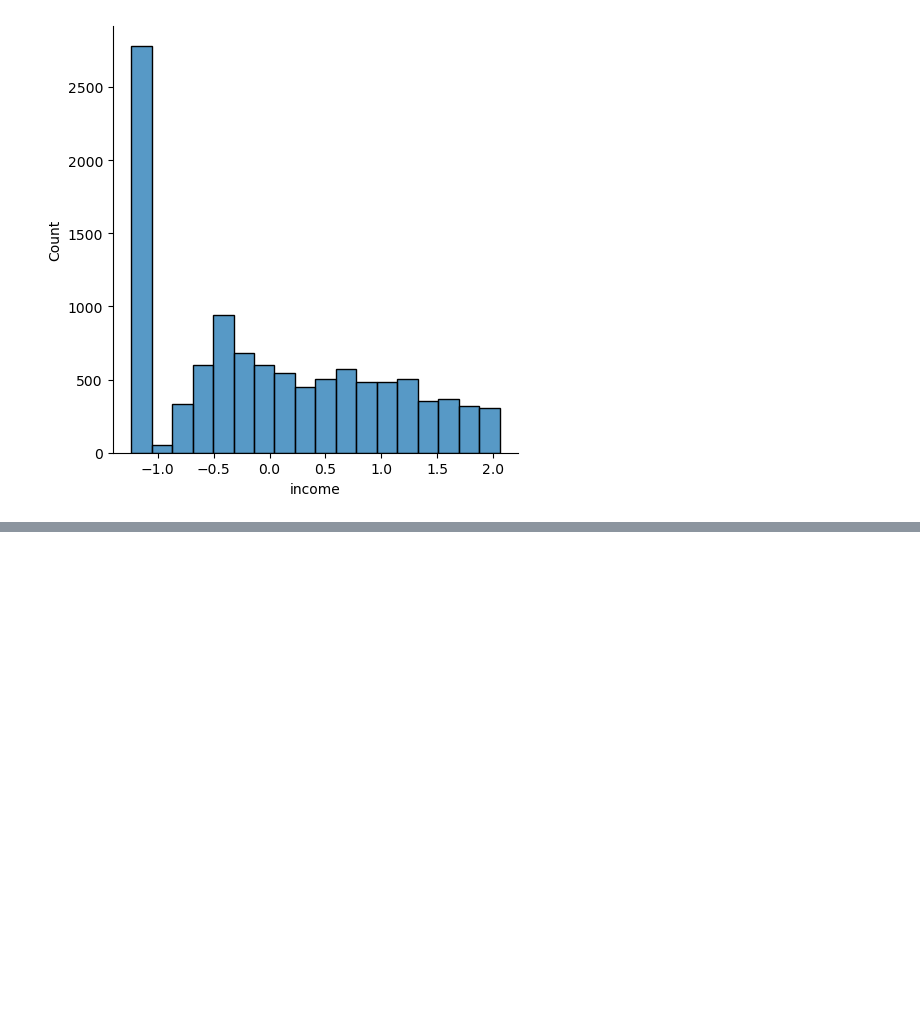
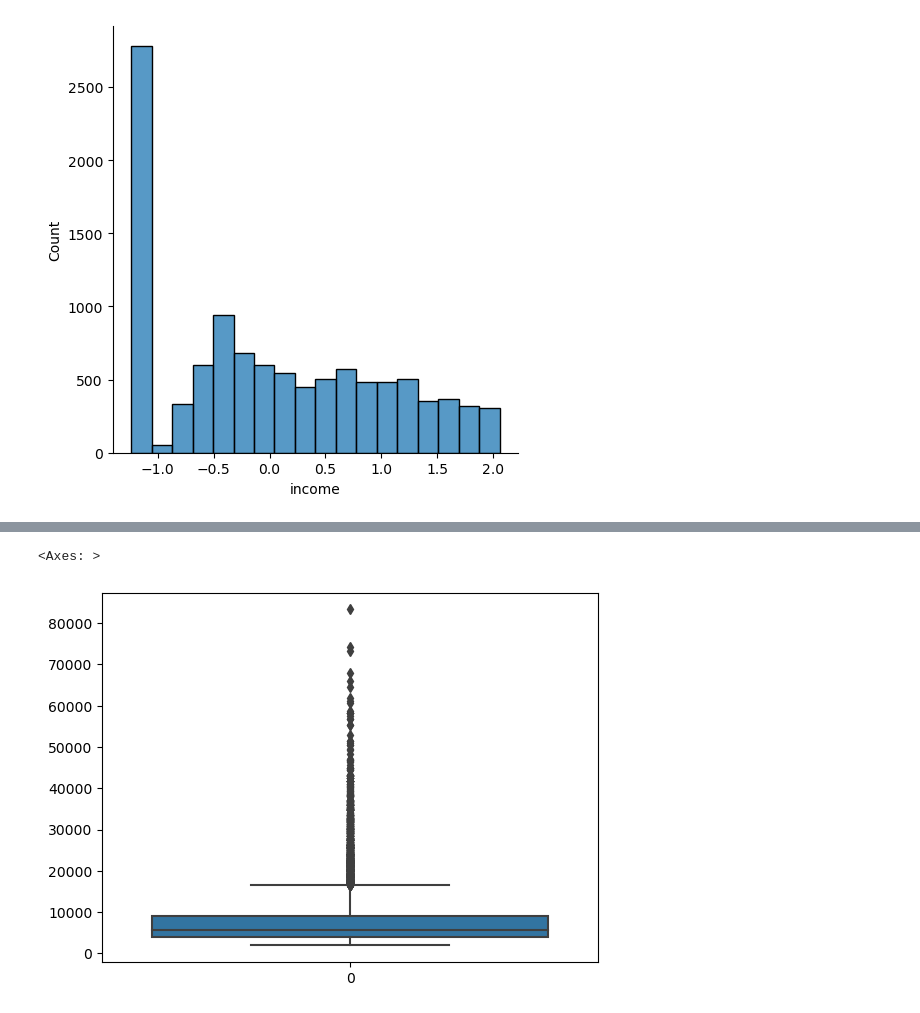
Before and after one commit to vrushali92/lab-customer-analysis-round-2, a Jupyter notebook: files_for_lab/csv_files/Customer_Analysis_Round_2_3_4.ipynb, the cells around one changed output, grey strips where cells are left out. Saved outputs shown, nothing was run; the diff lists cells and outputs as text; code cells hidden in the pictures; blank space fills up the shorter version.

```diff
--- a/files_for_lab/csv_files/Customer_Analysis_Round_2_3_4.ipynb
+++ b/files_for_lab/csv_files/Customer_Analysis_Round_2_3_4.ipynb
@@ -1076,0 +1186,7 @@ Insight: The difference between MEA and MSE also seems to be quite reasonable. S
+# %%
+# Checking for outliers.
+
+sns.boxplot(X_num["customer_lifetime_value"])
+# %% [output]
+<Axes: >
+[figure, added]
```
Also changed, not shown: parts of 90 cells of this notebook.
